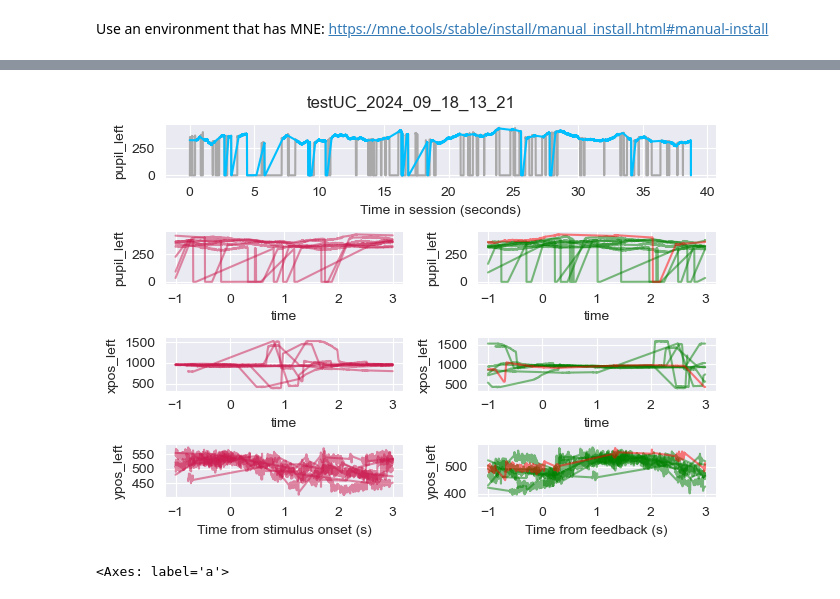
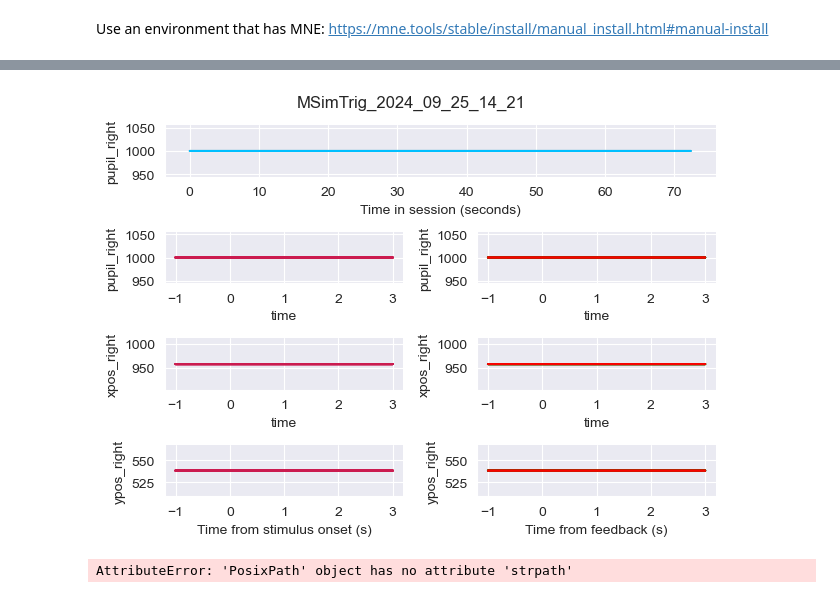
Before and after one commit to anne-urai/human_ibl_snapshots, a Jupyter notebook: human_pupil.ipynb, the cells around one changed output, grey strips where cells are left out. Drawn from its saved outputs; the diff is of its cells as text; code cells hidden in the pictures.

```diff
--- a/human_pupil.ipynb
+++ b/human_pupil.ipynb
@@ -15,8 +13,6 @@ ModuleNotFoundError: No module named 'mne'
 # %%
-filename = Path('../../data/human_pupil/testSF_2024_09_10_14_30.asc')
-filename = Path('../../data/human_pupil/testAU_2024_08_22_15_05.asc')
-filename = Path('../../data/human_pupil/testPJ_2024_08_22_13_27.asc')
-filename = Path('../../data/human_pupil/testUC_2024_09_18_13_21.asc')
+filename = Path('data/human_pupil/MSimTrig_2024_09_25_14_21.asc')
+figpath = 'offline_snapshot_figures/'
 
 # load pupil data:
 raw_et = mne.io.read_raw_eyelink(filename)
@@ -24,6 +20,11 @@ raw_et_df = raw_et.to_data_frame()
 interp_et = mne.preprocessing.eyetracking.interpolate_blinks(raw_et, buffer=(0.05, 0.1), interpolate_gaze=True)
 interp_et_df = interp_et.to_data_frame()
 
+# find the channels, these may be left or right eye
+pupil_chan = [c for c in interp_et_df.columns if 'pupil' in c][0]
+x_chan = [c for c in interp_et_df.columns if 'x' in c][0]
+y_chan = [c for c in interp_et_df.columns if 'y' in c][0]
+
 # get raw annotations
 annot = raw_et.annotations.to_data_frame()
 annot['onset'] = raw_et.annotations.onset
@@ -62,14 +58,21 @@ print(annot['description'].unique())
 # %%
-# lock to stimulus onset
+# lock to stimulus onset, response and feedback
 
 # get events
-events_dict = {"0 grating_l_ONSET": 1}
-events, _ = mne.events_from_annotations(raw_et, event_id=events_dict)
-epochs = mne.Epochs(interp_et, events,  tmin=-1, tmax=3, baseline=None, preload=True)
+stim_events_dict = {"signed_contrast -0.02": -0.02, "signed_contrast -0.05": -0.05, "signed_contrast -0.10": -0.10,
+                    "signed_contrast -0.20": -0.20, "signed_contrast 0.00": 0.00, "signed_contrast 0.02": 0.02, "signed_contrast 0.05": 0.05,
+                    "signed_contrast 0.10": 0.10, "signed_contrast 0.20": 0.20}
+events, _ = mne.events_from_annotations(raw_et, event_id=stim_events_dict)
+epochs = mne.Epochs(interp_et, events,  tmin=-1, tmax=3, baseline=None, preload=True, reject=None)
 stim_epochs_df = epochs.to_data_frame()
 
-events_dict = {"corrAns 1":1, "corrAns 0":0}
-events, _ = mne.events_from_annotations(raw_et, event_id=events_dict)
-epochs = mne.Epochs(interp_et, events,  tmin=-1, tmax=3, baseline=None, preload=True)
+response_events_dict = {"response 1":1, "response -1":-1}
+events, _ = mne.events_from_annotations(raw_et, event_id=response_events_dict)
+epochs = mne.Epochs(interp_et, events,  tmin=-1, tmax=3, baseline=None, preload=True, reject=None)
+resp_epochs_df = epochs.to_data_frame()
+
+feedback_events_dict = {"feedback 1":1, "feedback 0":0}
+events, _ = mne.events_from_annotations(raw_et, event_id=feedback_events_dict)
+epochs = mne.Epochs(interp_et, events,  tmin=-1, tmax=3, baseline=None, preload=True, reject=None)
 fb_epochs_df = epochs.to_data_frame()
 # %% [output]
@@ -107,44 +118,44 @@ epochs_df
 # make a snapshot figure
 sns.set_style('darkgrid')
 fig, axes = plt.subplot_mosaic([['a', 'a'], ['b', 'c'], ['d', 'e'], ['f', 'g']],
-                              layout='constrained')
+                              layout='constrained', figsize=(12,8))
 
 #sns.lineplot(, x='time', y='pupil_left')
-sns.lineplot(raw_et_df, x='time', y='pupil_left', color='darkgrey', ax=axes['a'])
-sns.lineplot(interp_et_df, x='time', y='pupil_left', color='deepskyblue', ax=axes['a'])
+sns.lineplot(raw_et_df, x='time', y=pupil_chan, color='darkgrey', ax=axes['a'])
+sns.lineplot(interp_et_df, x='time', y=pupil_chan, color='deepskyblue', ax=axes['a'])
 axes['a'].set_xlabel('Time in session (seconds)')
 
 # stimulus-locked pupil
-for axn, var in zip(['b', 'd', 'f'], ['pupil_left', 'xpos_left', 'ypos_left']):
+for axn, var in zip(['b', 'd', 'f'], [pupil_chan, x_chan, y_chan]):
     sns.lineplot(data=stim_epochs_df, x='time', y=var, estimator=None,
                  hue='condition', palette='rocket', alpha=0.5,
                  legend=False,
                  units='epoch', ax=axes[axn])
 
-for axn, var in zip(['c', 'e', 'g'], ['pupil_left', 'xpos_left', 'ypos_left']):
+for axn, var in zip(['c', 'e', 'g'], [pupil_chan, x_chan, y_chan]):
     sns.lineplot(data=fb_epochs_df, x='time', y=var, estimator=None,
                  hue='condition', legend=False, alpha=0.5,
                  palette=['green', 'red'], hue_order=['1','0'],
                  units='epoch', ax=axes[axn])
 
 # link some axes
 axes['b'].sharex(axes['d'])
 axes['d'].sharex(axes['f'])
 axes['f'].set_xlabel('Time from stimulus onset (s)')
 
 axes['c'].sharex(axes['e'])
 axes['e'].sharex(axes['g'])
 axes['g'].set_xlabel('Time from feedback (s)')
 
 sns.despine()
 fig.tight_layout(rect=[0, 0.03, 1, 0.95])
 
 figname = os.path.split(filename)[1].split('.asc')[0]
 fig.suptitle(figname)
-fig.savefig('../../results/human/' + figname + '.png')
+fig.savefig(str(figpath) + 'pupil_' + figname + '.png')
 # %% [output]
-[figure, old version]
+[figure, new version]
-# %%
-axes['a']
-# %% [output]
-<Axes: label='a'>
+# %%
+figpath.strpath
+# %% [output]
+AttributeError: 'PosixPath' object has no attribute 'strpath'
```
Also changed, not shown: parts of 6 cells of this notebook, 21 other files.
